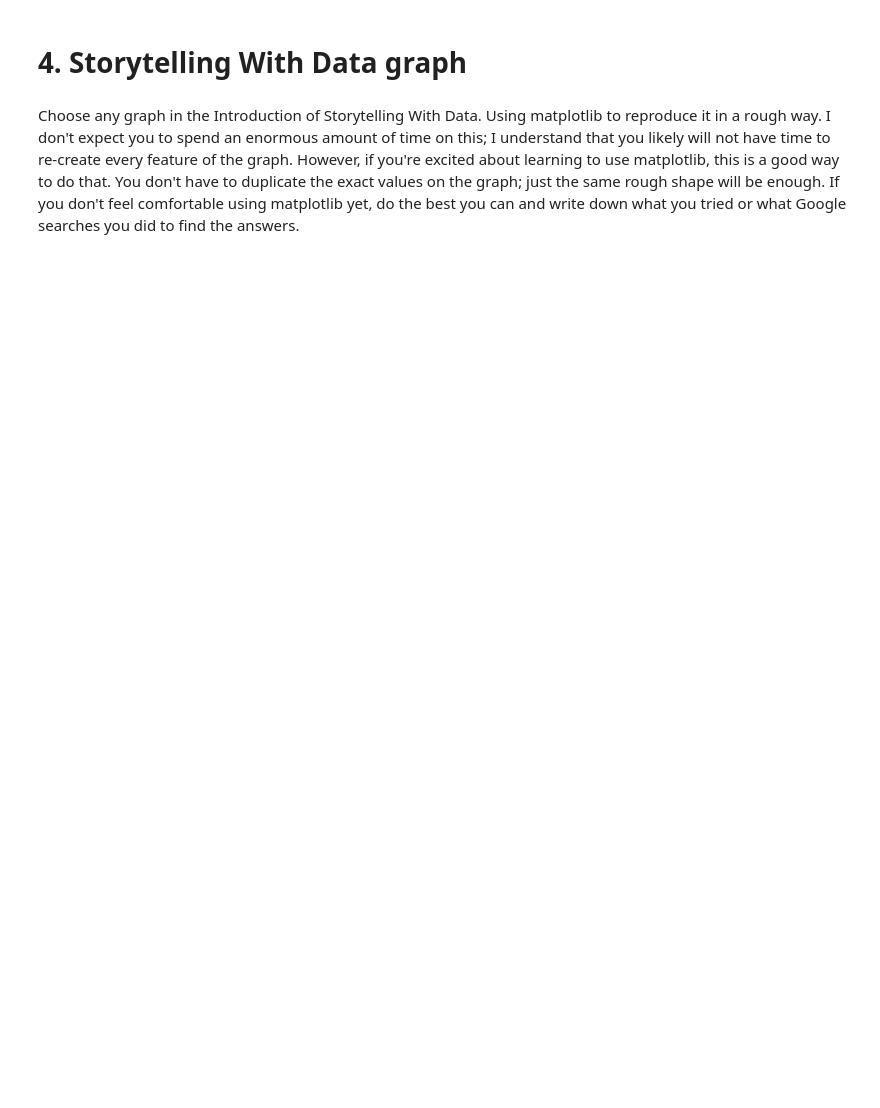
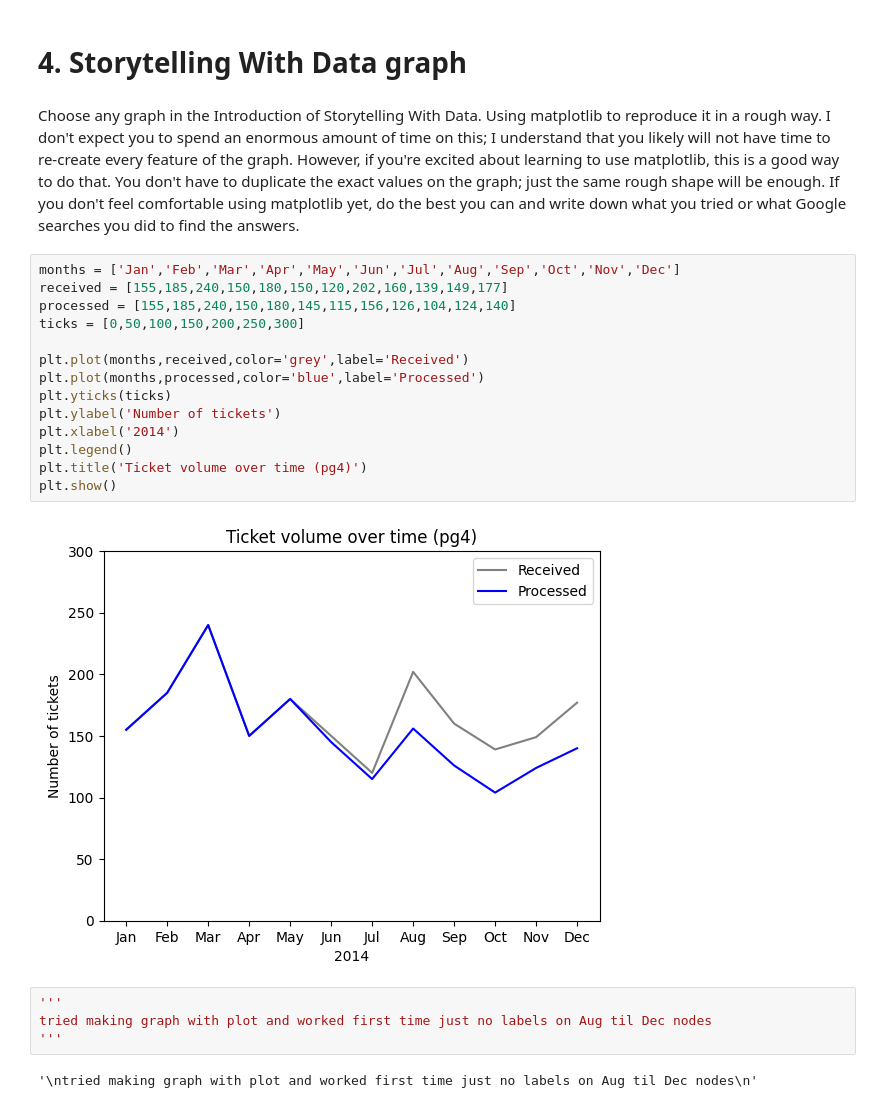
Before and after one commit to AL-Holmes/Module-B-semester-2, a Jupyter notebook: OMDS-ModB2-Week1-Holmes-Andre.ipynb, the cells around one changed output. Cells and saved outputs as stored; diff of their text form; blank space fills up the shorter version.

```diff
--- a/OMDS-ModB2-Week1-Holmes-Andre.ipynb
+++ b/OMDS-ModB2-Week1-Holmes-Andre.ipynb
@@ -393,3 +468,25 @@ NameError: name 'df2' is not defined
 # 4. Storytelling With Data graph
 # %% [markdown]
 Choose any graph in the Introduction of Storytelling With Data.  Using matplotlib to reproduce it in a rough way.  I don't expect you to spend an enormous amount of time on this; I understand that you likely will not have time to re-create every feature of the graph.  However, if you're excited about learning to use matplotlib, this is a good way to do that.  You don't have to duplicate the exact values on the graph; just the same rough shape will be enough.  If you don't feel comfortable using matplotlib yet, do the best you can and write down what you tried or what Google searches you did to find the answers.
+# %%
+months = ['Jan','Feb','Mar','Apr','May','Jun','Jul','Aug','Sep','Oct','Nov','Dec']
+received = [155,185,240,150,180,150,120,202,160,139,149,177]
+processed = [155,185,240,150,180,145,115,156,126,104,124,140]
+ticks = [0,50,100,150,200,250,300]
+
+plt.plot(months,received,color='grey',label='Received')
+plt.plot(months,processed,color='blue',label='Processed')
+plt.yticks(ticks)
+plt.ylabel('Number of tickets')
+plt.xlabel('2014')
+plt.legend()
+plt.title('Ticket volume over time (pg4)')
+plt.show()
+# %% [output]
+[figure, added]
+# %%
+'''
+tried making graph with plot and worked first time just no labels on Aug til Dec nodes
+'''
+# %% [output]
+'\ntried making graph with plot and worked first time just no labels on Aug til Dec nodes\n'
```
Also changed, not shown: parts of 6 cells of this notebook.
